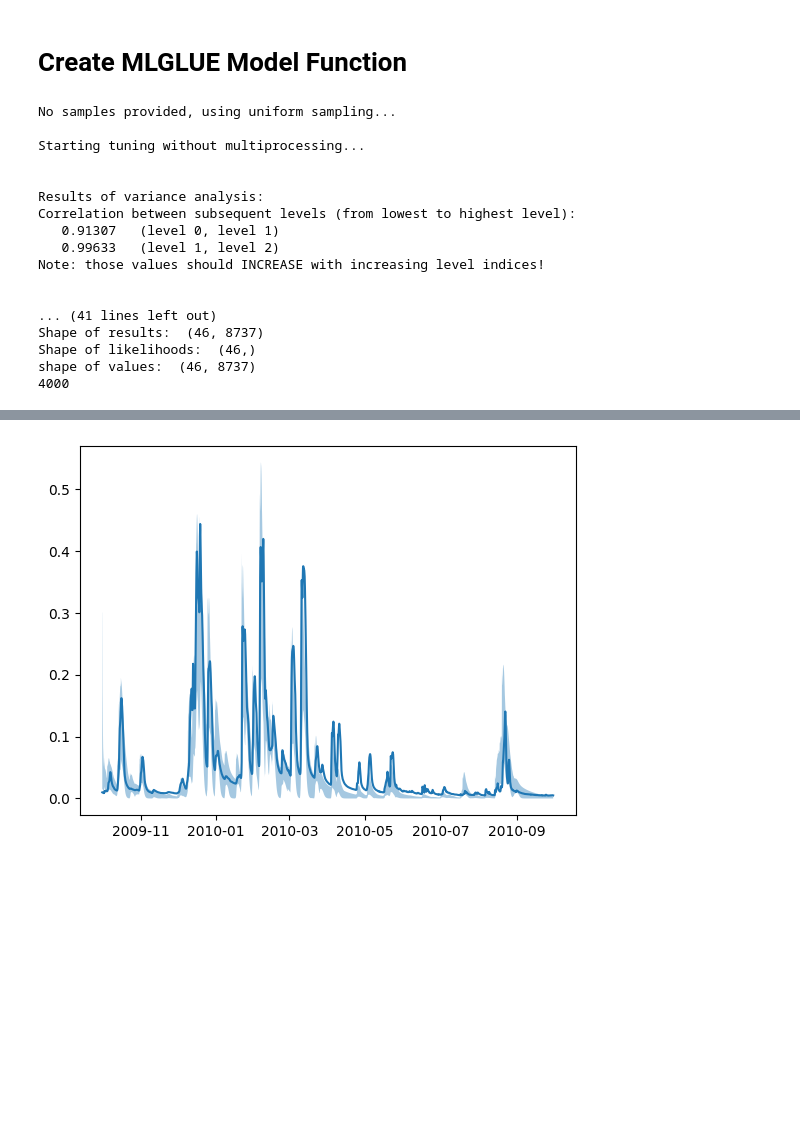
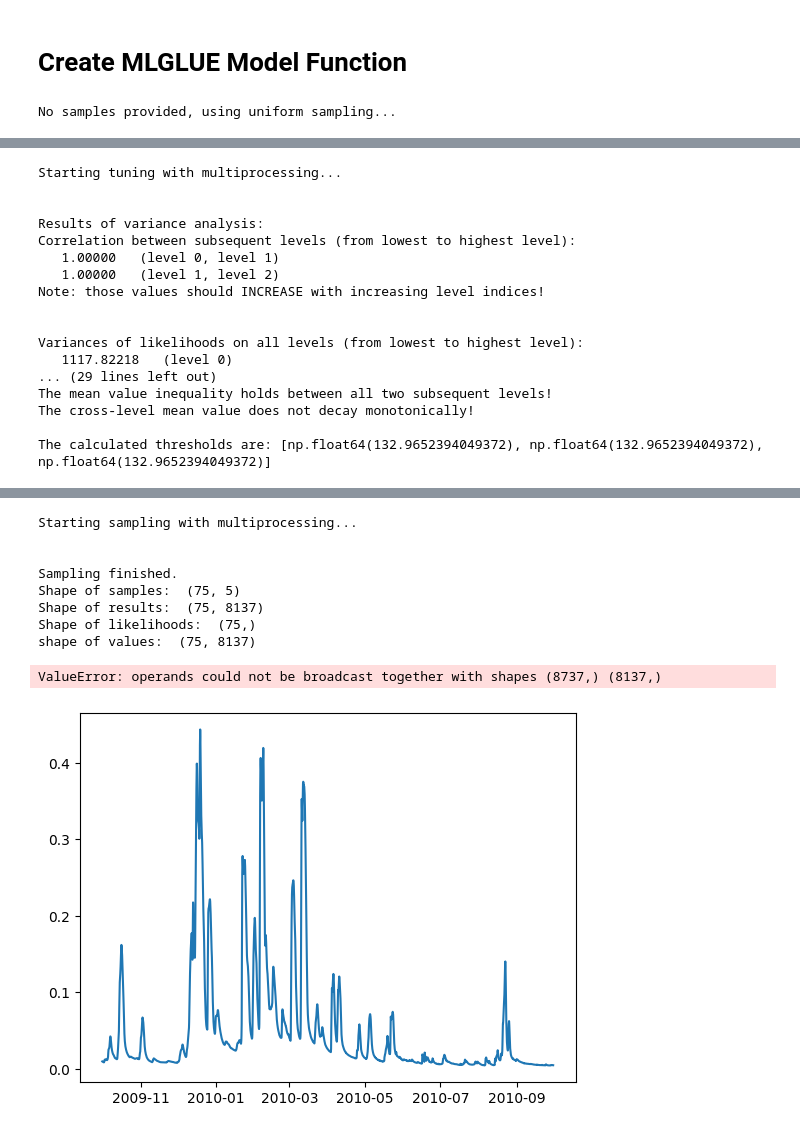
Before and after one commit to iGW-TU-Dresden/MLGLUE, a Jupyter notebook: EX02_HYMOD.ipynb, the cells around one changed output, grey strips where cells are left out. Saved outputs shown, nothing was run; the diff lists cells and outputs as text; code cells hidden in the pictures; blank space fills up the shorter version.

```diff
--- a/EX02_HYMOD.ipynb
+++ b/EX02_HYMOD.ipynb
@@ -329,8 +329,8 @@ mlglue = MLGLUE.MLGLUE(
     obs=qout_series.values[warmup:],
     n_samples=5_000,
     n_levels=3,
-    multiprocessing=False,
-    n_processors=None,
+    multiprocessing=True,
+    n_processors=32,
     tuning=.2,
     hierarchy_analysis=False,
     include_bias=False
@@ -359,19 +359,3 @@ ax.fill_between(
 )
 # %% [output]
 No samples provided, using uniform sampling...
-
-Starting tuning without multiprocessing...
-
-
-Results of variance analysis:
-Correlation between subsequent levels (from lowest to highest level):
-   0.91307   (level 0, level 1)
-   0.99633   (level 1, level 2)
-Note: those values should INCREASE with increasing level indices!
-
-
-... (41 lines left out)
-Shape of results:  (46, 8737)
-Shape of likelihoods:  (46,)
-shape of values:  (46, 8737)
-4000
@@ -378,0 +363,17 @@ shape of values:  (46, 8737)
+Starting tuning with multiprocessing...
+
+
+Results of variance analysis:
+Correlation between subsequent levels (from lowest to highest level):
+   1.00000   (level 0, level 1)
+   1.00000   (level 1, level 2)
+Note: those values should INCREASE with increasing level indices!
+
+
+Variances of likelihoods on all levels (from lowest to highest level):
+   1117.82218   (level 0)
+... (29 lines left out)
+The mean value inequality holds between all two subsequent levels!
+The cross-level mean value does not decay monotonically!
+
+The calculated thresholds are: [np.float64(132.9652394049372), np.float64(132.9652394049372), np.float64(132.9652394049372)]
@@ -379,4 +381,13 @@ shape of values:  (46, 8737)
+Starting sampling with multiprocessing...
+
+
+Sampling finished.
+Shape of samples:  (75, 5)
+Shape of results:  (75, 8137)
+Shape of likelihoods:  (75,)
+shape of values:  (75, 8137)
+ValueError: operands could not be broadcast together with shapes (8737,) (8137,)
-[figure, old version]
+[figure, new version]
 # %%
 fig, ax = plt.subplots(nrows=5, figsize=(4, 6))
 
```
Also changed, not shown: parts of 5 cells of this notebook.
